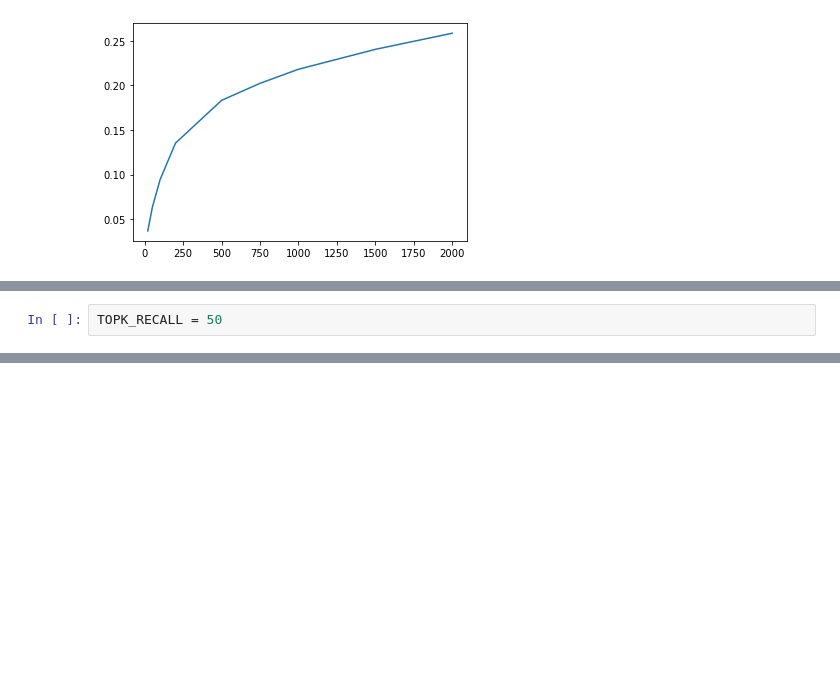
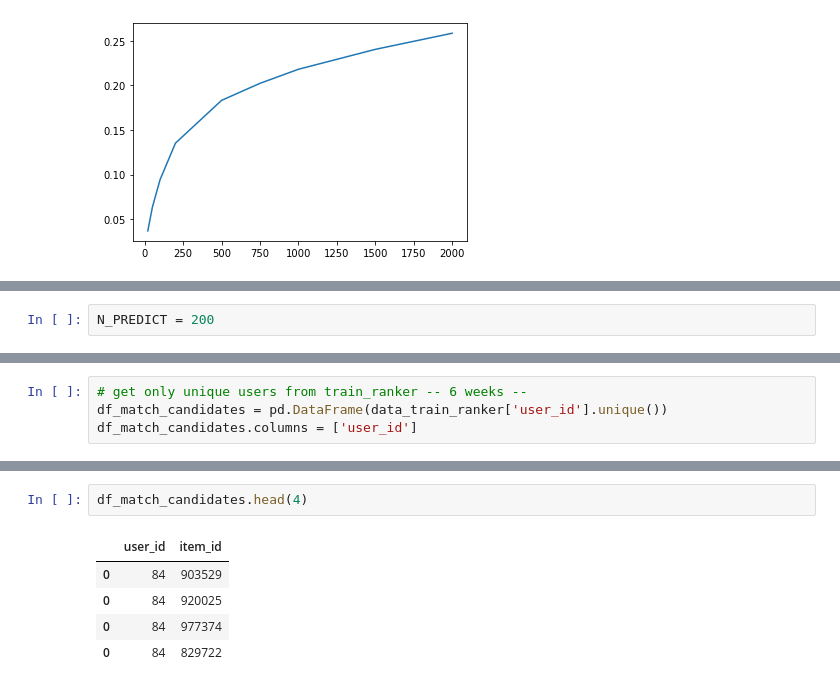
Before and after one commit to hildar/RecSys-Retail, a Jupyter notebook: train.ipynb, the cells around one changed output, grey strips where cells are left out. Drawn from its saved outputs; the diff is of its cells as text; blank space fills up the shorter version.

```diff
--- a/train.ipynb
+++ b/train.ipynb
@@ -381,2 +380,2 @@ plt.show()
 # %%
-TOPK_RECALL = 50
+N_PREDICT = 200
@@ -382,0 +388,4 @@ TOPK_RECALL = 50
+# %%
+# get only unique users from train_ranker -- 6 weeks --
+df_match_candidates = pd.DataFrame(data_train_ranker['user_id'].unique())
+df_match_candidates.columns = ['user_id']
@@ -382,0 +414,8 @@ TOPK_RECALL = 50
+# %%
+df_match_candidates.head(4)
+# %% [output]
+|  | user_id | item_id |
+| 0 | 84 | 903529 |
+| 0 | 84 | 920025 |
+| 0 | 84 | 977374 |
+| 0 | 84 | 829722 |
```
Also changed, not shown: parts of 19 cells of this notebook.
